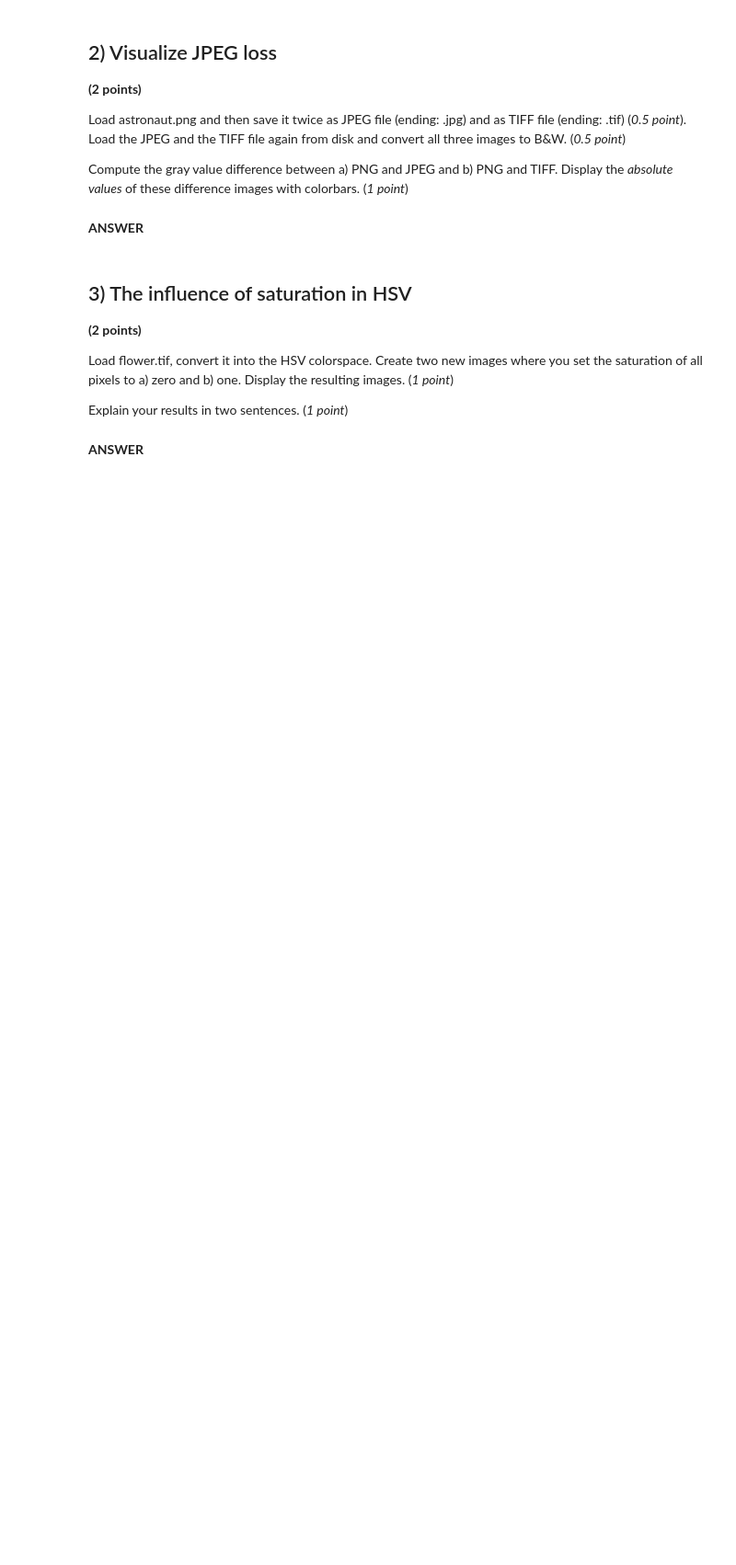
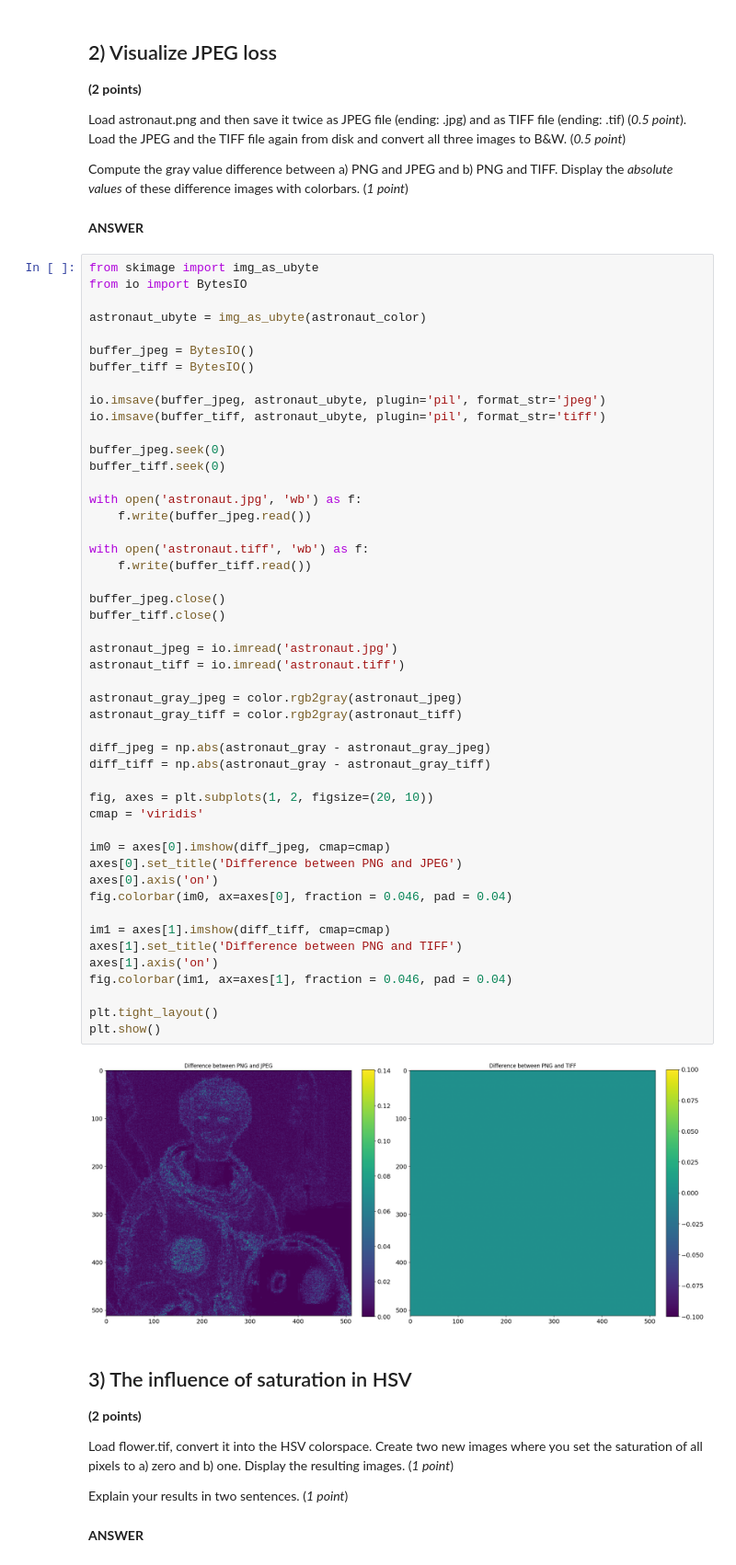
Before and after one commit to Matty-7/CS302-ComputerVision, a Jupyter notebook: CV_HW_1/Homework_1.ipynb, the cells around one changed output. Shown at 92% size. Saved outputs shown, nothing was run; the diff lists cells and outputs as text; blank space fills up the shorter version.

```diff
--- a/CV_HW_1/Homework_1.ipynb
+++ b/CV_HW_1/Homework_1.ipynb
@@ -75,6 +75,56 @@ Load the JPEG and the TIFF file again from disk and convert all three images to
 Compute the gray value difference between a) PNG and JPEG and b) PNG and TIFF. Display the *absolute values* of these difference images with colorbars. (*1 point*)
 # %% [markdown]
 **ANSWER**
+# %%
+from skimage import img_as_ubyte
+from io import BytesIO
+
+astronaut_ubyte = img_as_ubyte(astronaut_color)
+
+buffer_jpeg = BytesIO()
+buffer_tiff = BytesIO()
+
+io.imsave(buffer_jpeg, astronaut_ubyte, plugin='pil', format_str='jpeg')
+io.imsave(buffer_tiff, astronaut_ubyte, plugin='pil', format_str='tiff')
+
+buffer_jpeg.seek(0)
+buffer_tiff.seek(0)
+
+with open('astronaut.jpg', 'wb') as f:
+    f.write(buffer_jpeg.read())
+
+with open('astronaut.tiff', 'wb') as f:
+    f.write(buffer_tiff.read())
+
+buffer_jpeg.close()
+buffer_tiff.close()
+
+astronaut_jpeg = io.imread('astronaut.jpg')
+astronaut_tiff = io.imread('astronaut.tiff')
+
+astronaut_gray_jpeg = color.rgb2gray(astronaut_jpeg)
+astronaut_gray_tiff = color.rgb2gray(astronaut_tiff)
+
+diff_jpeg = np.abs(astronaut_gray - astronaut_gray_jpeg)
+diff_tiff = np.abs(astronaut_gray - astronaut_gray_tiff)
+
+fig, axes = plt.subplots(1, 2, figsize=(20, 10))
+cmap = 'viridis'
+
+im0 = axes[0].imshow(diff_jpeg, cmap=cmap)
+axes[0].set_title('Difference between PNG and JPEG')
+axes[0].axis('on')
+fig.colorbar(im0, ax=axes[0], fraction = 0.046, pad = 0.04)
+
+im1 = axes[1].imshow(diff_tiff, cmap=cmap)
+axes[1].set_title('Difference between PNG and TIFF')
+axes[1].axis('on')
+fig.colorbar(im1, ax=axes[1], fraction = 0.046, pad = 0.04)
+
+plt.tight_layout()
+plt.show()
+# %% [output]
+[figure, added]
 # %% [markdown]
 ## 3) The influence of saturation in HSV
 **(2 points)**
```
Also changed, not shown: 2 other files.
